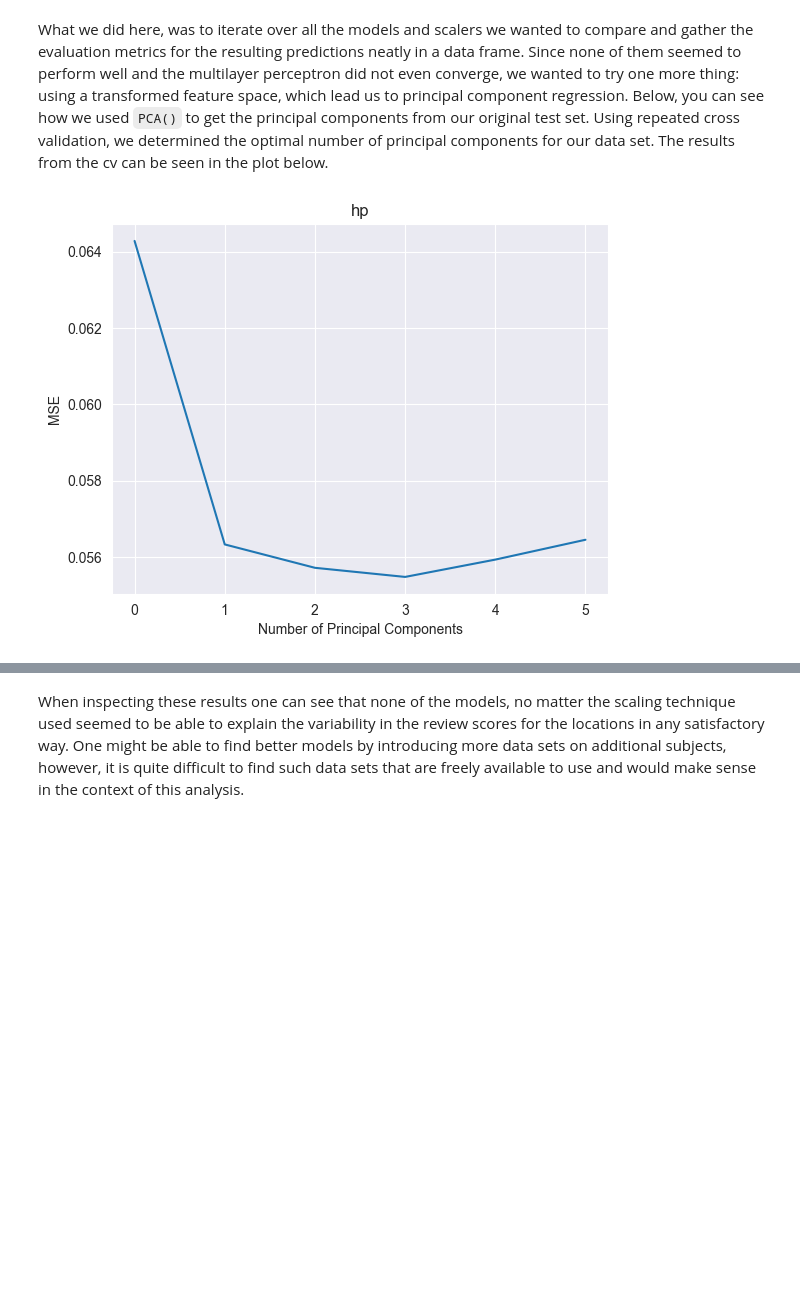
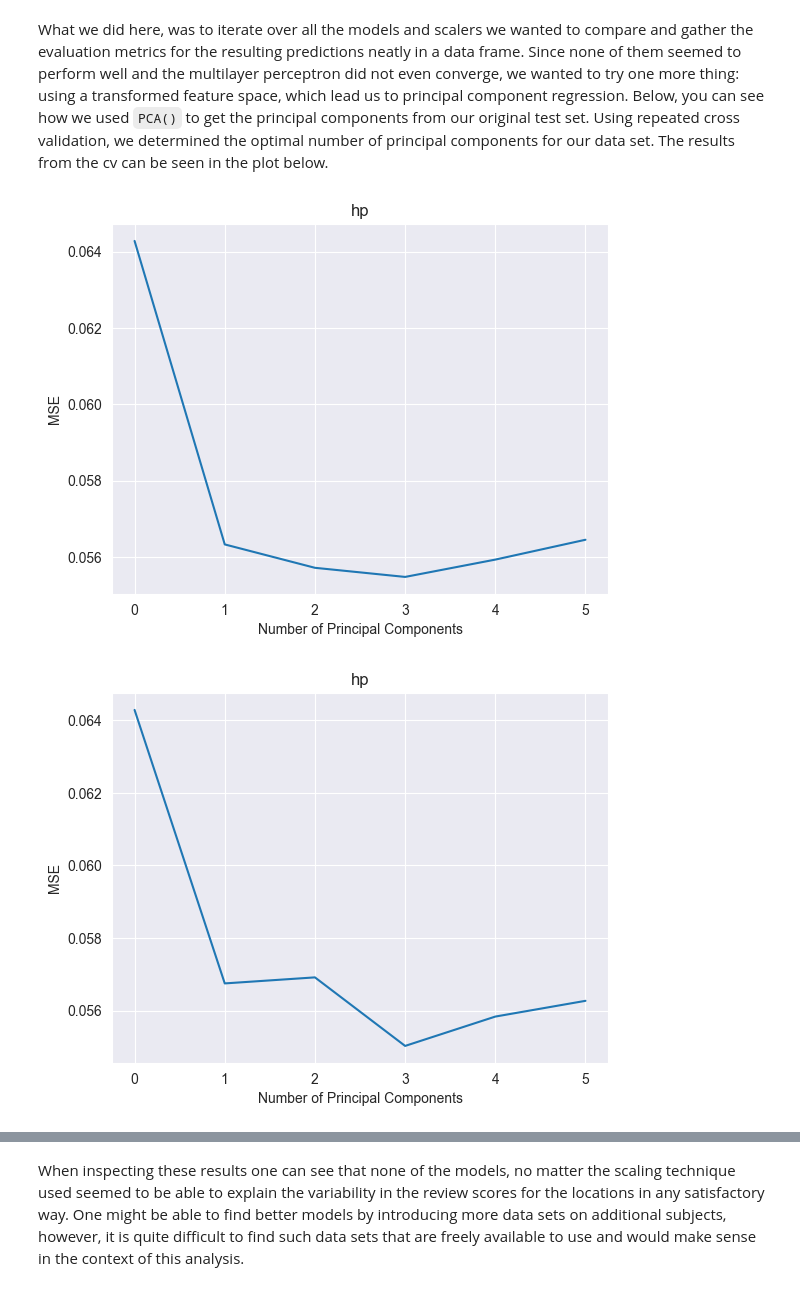
Before and after one commit to EderChri/DOPP, a Jupyter notebook: Group_17.ipynb, the cells around one changed output, grey strips where cells are left out. Saved outputs shown, nothing was run; the diff lists cells and outputs as text; code cells hidden in the pictures; blank space fills up the shorter version.

Commit message:
changes in Group_17.ipynb:  - added result visualizations

```diff
--- a/Group_17.ipynb
+++ b/Group_17.ipynb
@@ -867,30 +872,48 @@ results_df
 # %% [markdown]
 What we did here, was to iterate over all the models and scalers we wanted to compare and gather the evaluation metrics for the resulting predictions neatly in a data frame. Since none of them seemed to perform well and the multilayer perceptron did not even converge, we wanted to try one more thing: using a transformed feature space, which lead us to principal component regression. Below, you can see how we used `PCA()` to get the principal components from our original test set. Using repeated cross validation, we determined the optimal number of principal components for our data set. The results from the cv can be seen in the plot below.
 # %%
+def choose_pca(X,y,scaler,plot = True,out = True):
+    pca = PCA()
+    X_pca = pca.fit_transform(scaler.fit_transform(X))
 
-pca = PCA()
-model_X_pca = pca.fit_transform(scale(model_X_train))
+    cv = RepeatedKFold(n_splits = 10, n_repeats=2,random_state=42)
+    reg = LinearRegression()
+    mse = []
 
-cv = RepeatedKFold(n_splits = 10, n_repeats=2,random_state=42)
-reg = LinearRegression()
-mse = []
-
-score = -1*cross_val_score(reg,
-           np.ones((len(model_X_pca),1)), model_y_train, cv=cv,
-           scoring='neg_mean_squared_error').mean()
-mse.append(score)
+    score = -1*cross_val_score(reg,
+               np.ones((len(X_pca),1)), y, cv=cv,
+               scoring='neg_mean_squared_error').mean()
+    mse.append(score)
 
 
-for i in np.arange(1, 6):
-    score = -1*cross_val_score(reg,
-               model_X_pca[:,:i], model_y_train, cv=cv, scoring='neg_mean_squared_error').mean()
-    mse.append(score)
+    for i in np.arange(1, 6):
+        score = -1*cross_val_score(reg,
+                  X_pca[:,:i], y, cv=cv, scoring='neg_mean_squared_error').mean()
+        mse.append(score)
+    if plot:
+        plt.plot(mse)
+        plt.xlabel('Number of Principal Components')
+        plt.ylabel('MSE')
+        plt.title('hp')
 
-plt.plot(mse)
-plt.xlabel('Number of Principal Components')
-plt.ylabel('MSE')
-plt.title('hp')
+        plt.show()
 
-plt.show()
+    if out:
+        return pca
+
+def fit_pca(n_comp,y_train,y_test,X_train,X_test,pca,scaler):
+    reg = LinearRegression()
+    X_pca = pca.transform(scaler.fit_transform(X_train))
+    reg.fit(X_pca[:,:n_comp],y_train)
+    X_pca_test = pca.transform(scaler.transform(X_test))[:,:n_comp]
+
+    pred_pcr = reg.predict(X_pca_test)
+    pcr_row = [scaler.__class__.__name__,"PCR",r2_score(y_test,pred_pcr),mean_squared_error(y_test,pred_pcr,squared=False)]
+    return pcr_row
-# %% [output]
-[figure, removed]
+# %%
+choose_pca(X=model_X_train,scaler=StandardScaler(),y=model_y_train,out=False)
+choose_pca(X=model_X_train,scaler=MinMaxScaler(),y=model_y_train,out=False)
+choose_pca(X=model_X_train,scaler=RobustScaler(),y=model_y_train,out=False)
+# %% [output]
+[figure, added]
+[figure, added]
```
Also changed, not shown: parts of 14 cells of this notebook.
